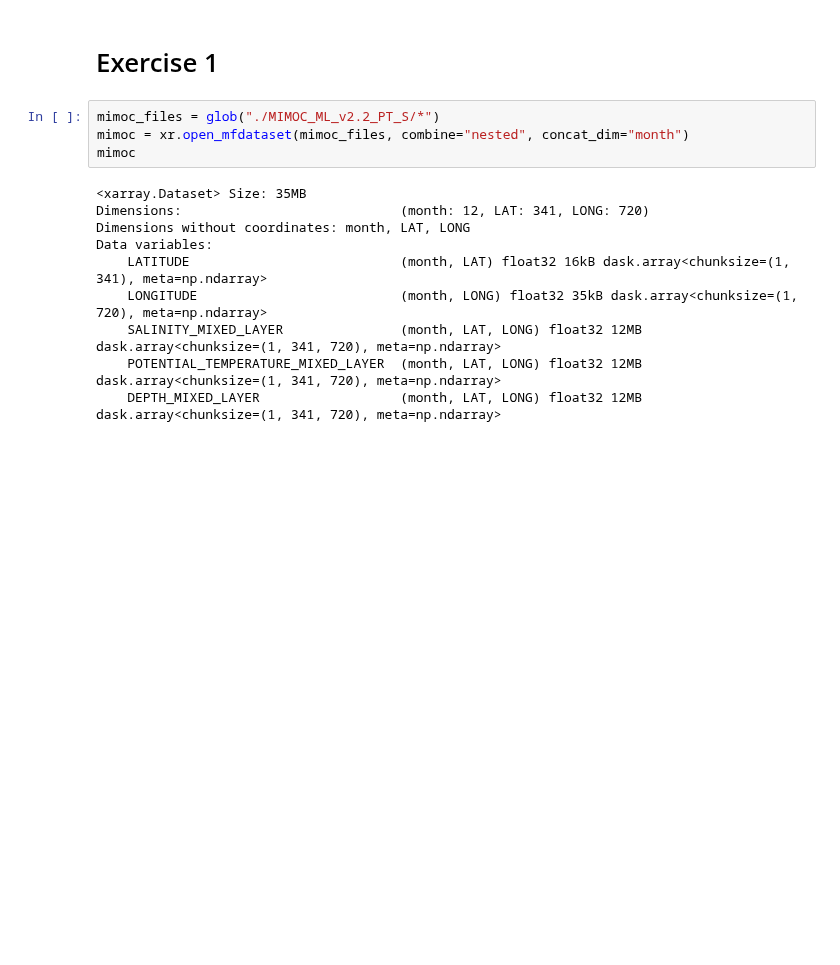
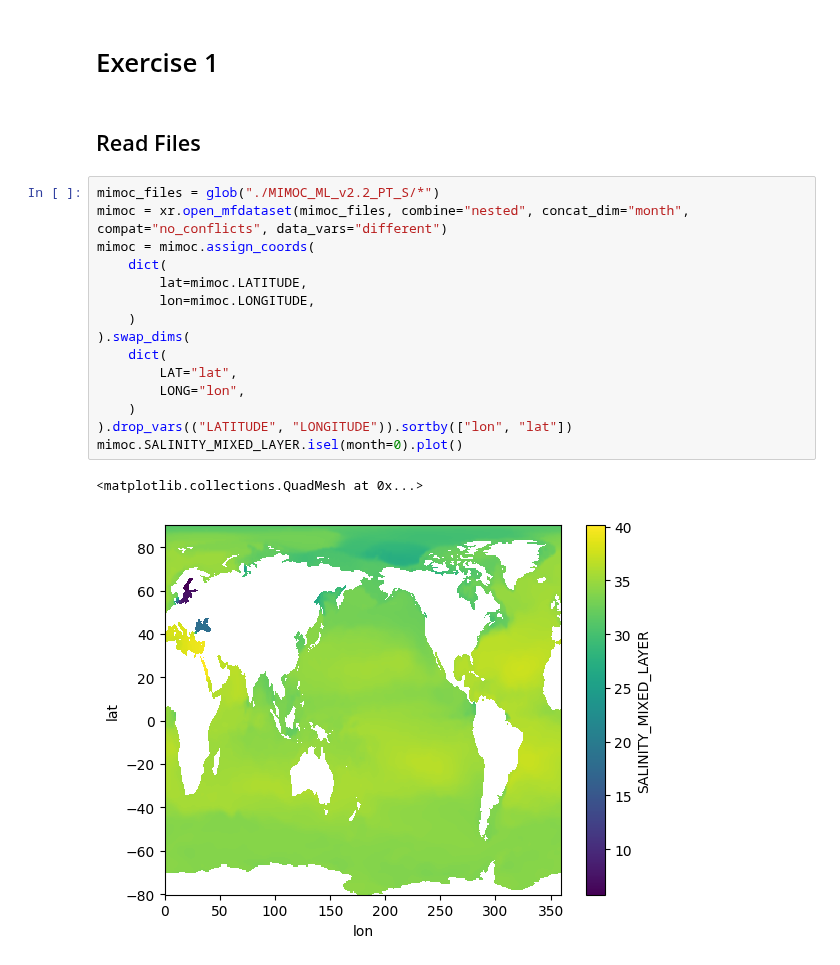
Before and after one commit to JRethemeier/Thermohaline-Circulation, a Jupyter notebook: Assignment7/Assignment7.ipynb, the cells around one changed output. Cells and saved outputs as stored; diff of their text form; blank space fills up the shorter version.

```diff
--- a/Assignment7/Assignment7.ipynb
+++ b/Assignment7/Assignment7.ipynb
@@ -16,19 +17,25 @@ from scipy.io import loadmat
 # %% [markdown]
 # Exercise 1
+# %% [markdown]
+## Read Files
 # %%
 mimoc_files = glob("./MIMOC_ML_v2.2_PT_S/*")
-mimoc = xr.open_mfdataset(mimoc_files, combine="nested", concat_dim="month")
-mimoc
+mimoc = xr.open_mfdataset(mimoc_files, combine="nested", concat_dim="month", compat="no_conflicts", data_vars="different")
+mimoc = mimoc.assign_coords(
+    dict(
+        lat=mimoc.LATITUDE,
+        lon=mimoc.LONGITUDE,
+    )
+).swap_dims(
+    dict(
+        LAT="lat",
+        LONG="lon",
+    )
+).drop_vars(("LATITUDE", "LONGITUDE")).sortby(["lon", "lat"])
+mimoc.SALINITY_MIXED_LAYER.isel(month=0).plot()
 # %% [output]
-<xarray.Dataset> Size: 35MB
-Dimensions:                            (month: 12, LAT: 341, LONG: 720)
-Dimensions without coordinates: month, LAT, LONG
-Data variables:
-    LATITUDE                           (month, LAT) float32 16kB dask.array<chunksize=(1, 341), meta=np.ndarray>
-    LONGITUDE                          (month, LONG) float32 35kB dask.array<chunksize=(1, 720), meta=np.ndarray>
-    SALINITY_MIXED_LAYER               (month, LAT, LONG) float32 12MB dask.array<chunksize=(1, 341, 720), meta=np.ndarray>
-    POTENTIAL_TEMPERATURE_MIXED_LAYER  (month, LAT, LONG) float32 12MB dask.array<chunksize=(1, 341, 720), meta=np.ndarray>
-    DEPTH_MIXED_LAYER                  (month, LAT, LONG) float32 12MB dask.array<chunksize=(1, 341, 720), meta=np.ndarray>
+<matplotlib.collections.QuadMesh at 0x...>
+[figure, added]
 # %%
 lats = loadmat("./atae.mat").get("lat").T[0]
 lons = loadmat("./atae.mat").get("lon").T[0]
```
Also changed, not shown: parts of 27 cells of this notebook, 1 other file.
